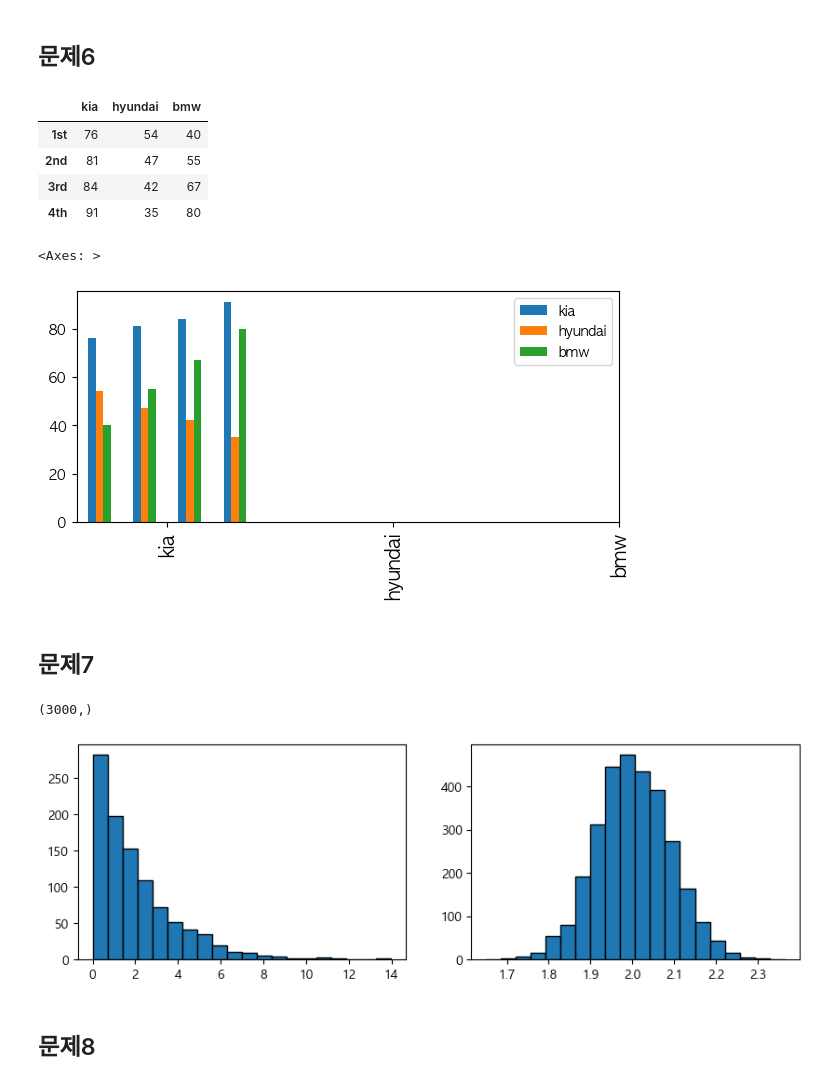
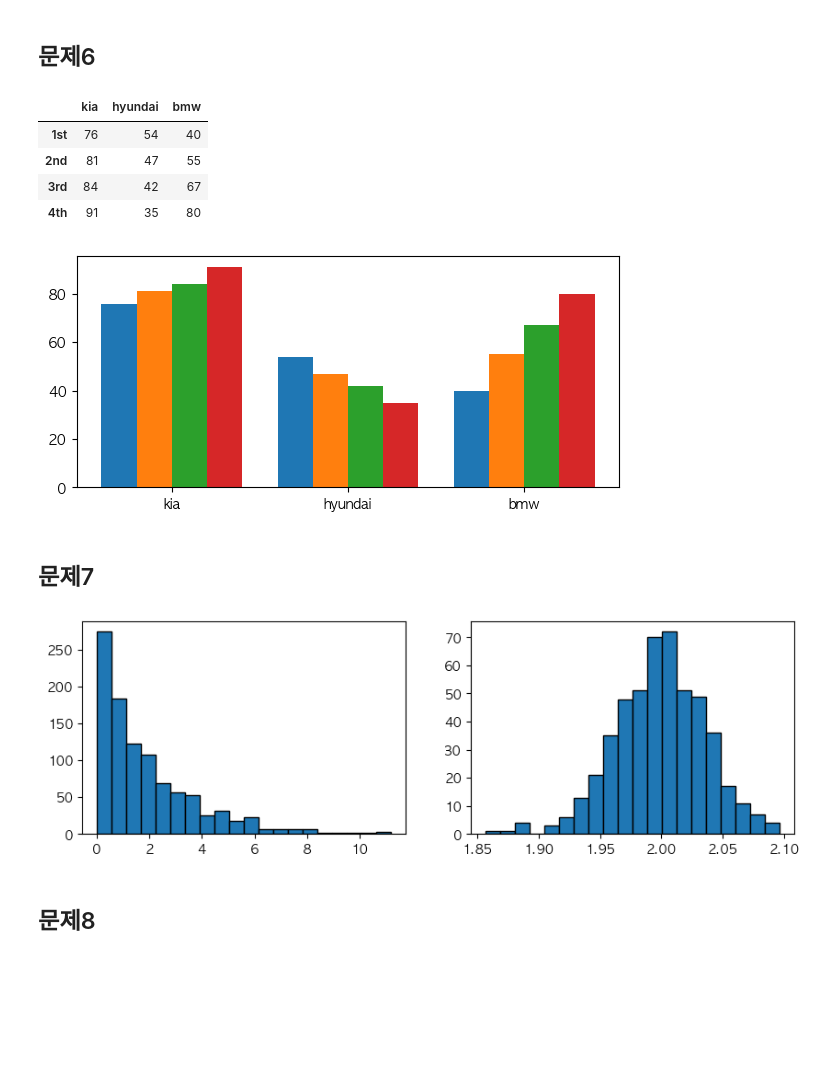
Before and after one commit to Woochang4862/USW-Data-Visualization, a Jupyter notebook: w7/2023데이터시각화_화_중간고사/dv2023_화_중간고사_문제.ipynb, the cells around one changed output. Saved outputs shown, nothing was run; the diff lists cells and outputs as text; code cells hidden in the pictures; blank space fills up the shorter version.

```diff
--- a/w7/2023데이터시각화_화_중간고사/dv2023_화_중간고사_문제.ipynb
+++ b/w7/2023데이터시각화_화_중간고사/dv2023_화_중간고사_문제.ipynb
@@ -179,34 +179,30 @@ dtype: int64
 # %%
 # tue_dat2.txt 파일을 읽은 data (dataframe)를 아래와 같이 다중막대그래프로 나타내시오
 
 # c1) 각 열의 값들을 하나의 bar 그룹으로 함
 # c2) axe plot을 사용
 # c3) for loop 사용
 # c4) width=1, bar그룹 사이에 간격=1
 # h1) 맨 아래의 xtick setting 코드는 무시해도 됨
 
 fig=plt.figure(figsize=(7,3), dpi=100)
 ax=fig.subplots()
 
 data=pd.read_table('data/tue_p6.txt',sep='\t', index_col=0)
 data
 
 ## 코드작성
-data.plot.bar(ax=ax)
-_=ax.set_xticks([1.5,6.5,11.5])
-_=ax.set_xticklabels(data.columns, fontsize=14)
-# for i, col in enumerate(data.columns):
-#     _=ax.bar(range(i*5,len(data[col])+i*5),data[col],width=1)
-#     _=ax.set_xticks([1.5,6.5,11.5])
-#     _=ax.set_xticklabels(data.columns, fontsize=14)
+X = np.arange(len(data.columns))
+for i, row in enumerate(data.index):
+    _=ax.bar(X+i*0.2,data.loc[row],width=0.2)
+_=ax.set_xticks([0.3, 1.3, 2.3],labels=data.columns)
 # %% [output]
 |  | kia | hyundai | bmw |
 | 1st | 76 | 54 | 40 |
 | 2nd | 81 | 47 | 55 |
 | 3rd | 84 | 42 | 67 |
 | 4th | 91 | 35 | 80 |
-<Axes: >
-[figure, old version]
+[figure, new version]
 # %% [markdown]
 ## 문제7
 # %%
@@ -226,9 +222,11 @@ data=np.random.gamma(1,2,size=1000)
 _=ax1.hist(data, bins=20, edgecolor='k')
 
 ## 코드작성
+data = np.random.gamma(1,2,size=(3000,500))
+m1 = data.mean(axis=0)
+_=ax2.hist(m1, bins=20, edgecolor='k')
 # %% [output]
-(3000,)
-[figure, old version]
+[figure, new version]
 # %% [markdown]
 ## 문제8
 # %%
```
Also changed, not shown: parts of 6 cells of this notebook.
